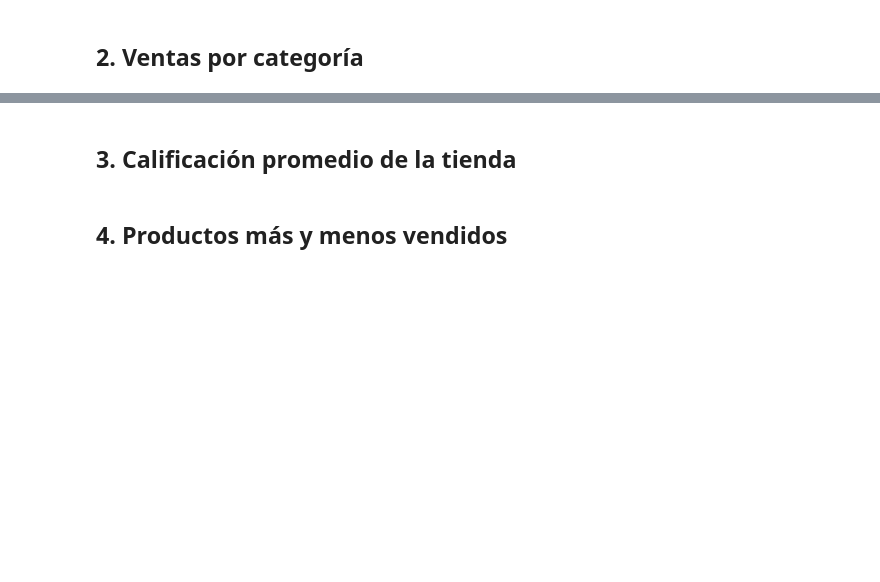
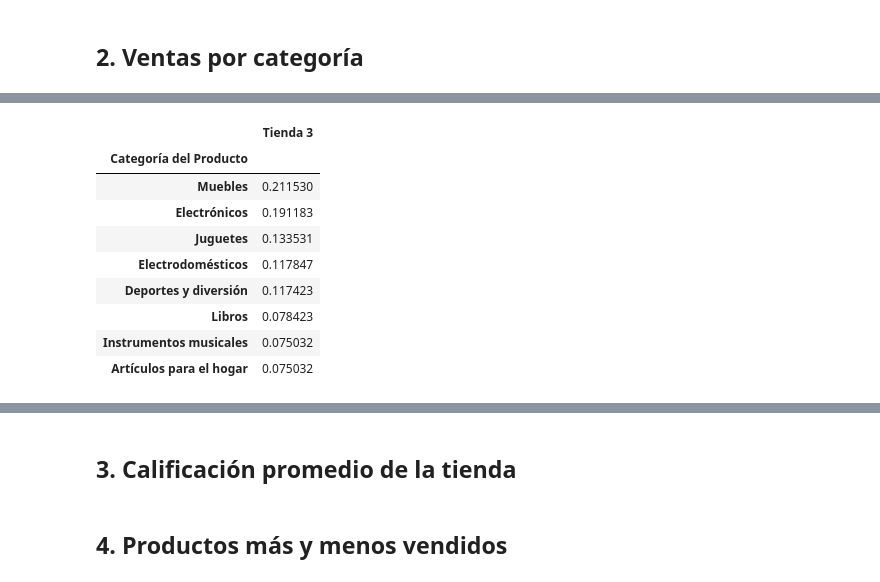
Before and after one commit to Omar05129/Alura-Store-Challengue, a Jupyter notebook: AluraStoreLatam.ipynb, the cells around one changed output, grey strips where cells are left out. Drawn from its saved outputs; the diff is of its cells as text; code cells hidden in the pictures; blank space fills up the shorter version.

```diff
--- a/AluraStoreLatam.ipynb
+++ b/AluraStoreLatam.ipynb
@@ -168,0 +226,15 @@ print(Ingresos_Totales)
+# %%
+ventas_por_categoria3=tienda3["Categoría del Producto"].value_counts(normalize=True).to_frame()
+ventas_por_categoria3.columns = ["Tienda 3"]
+ventas_por_categoria3
+# %% [output]
+|  | Tienda 3 |
+| Categoría del Producto |  |
+| Muebles | 0.211530 |
+| Electrónicos | 0.191183 |
+| Juguetes | 0.133531 |
+| Electrodomésticos | 0.117847 |
+| Deportes y diversión | 0.117423 |
+| Libros | 0.078423 |
+| Instrumentos musicales | 0.075032 |
+| Artículos para el hogar | 0.075032 |
```
Also changed, not shown: parts of 8 cells of this notebook.
